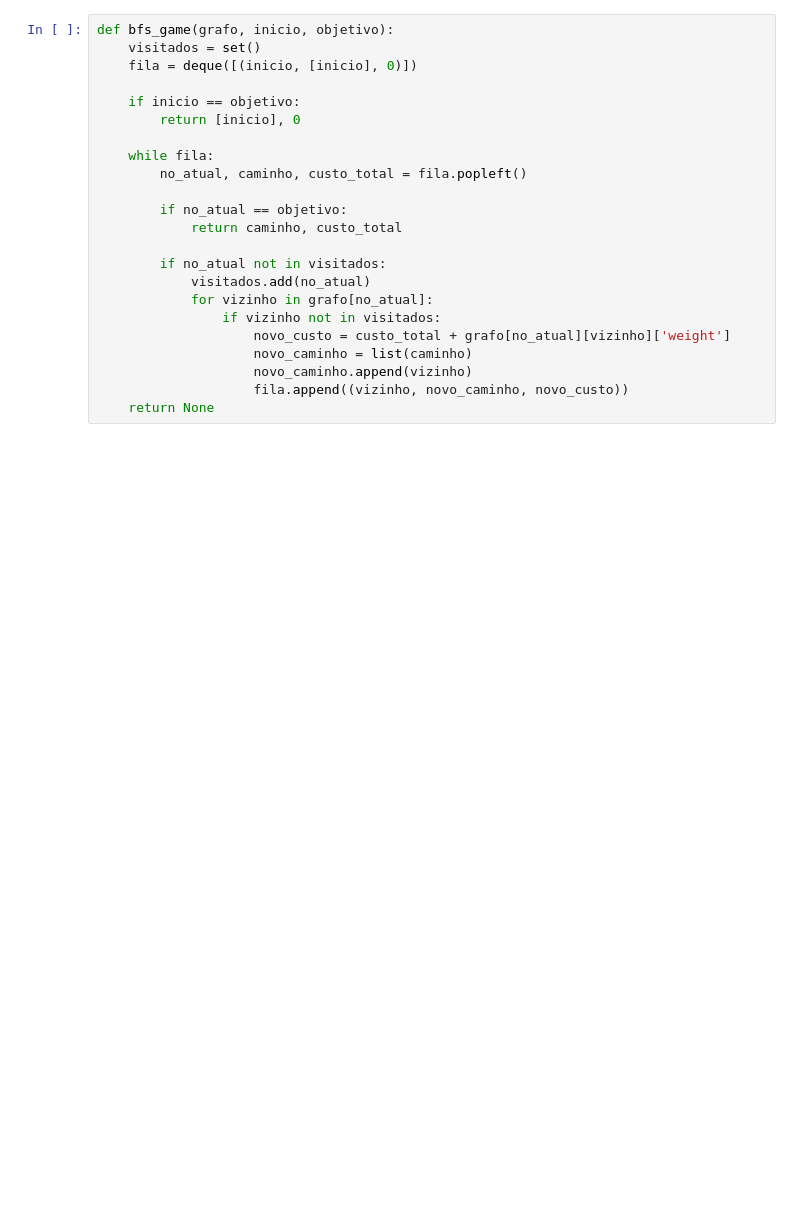
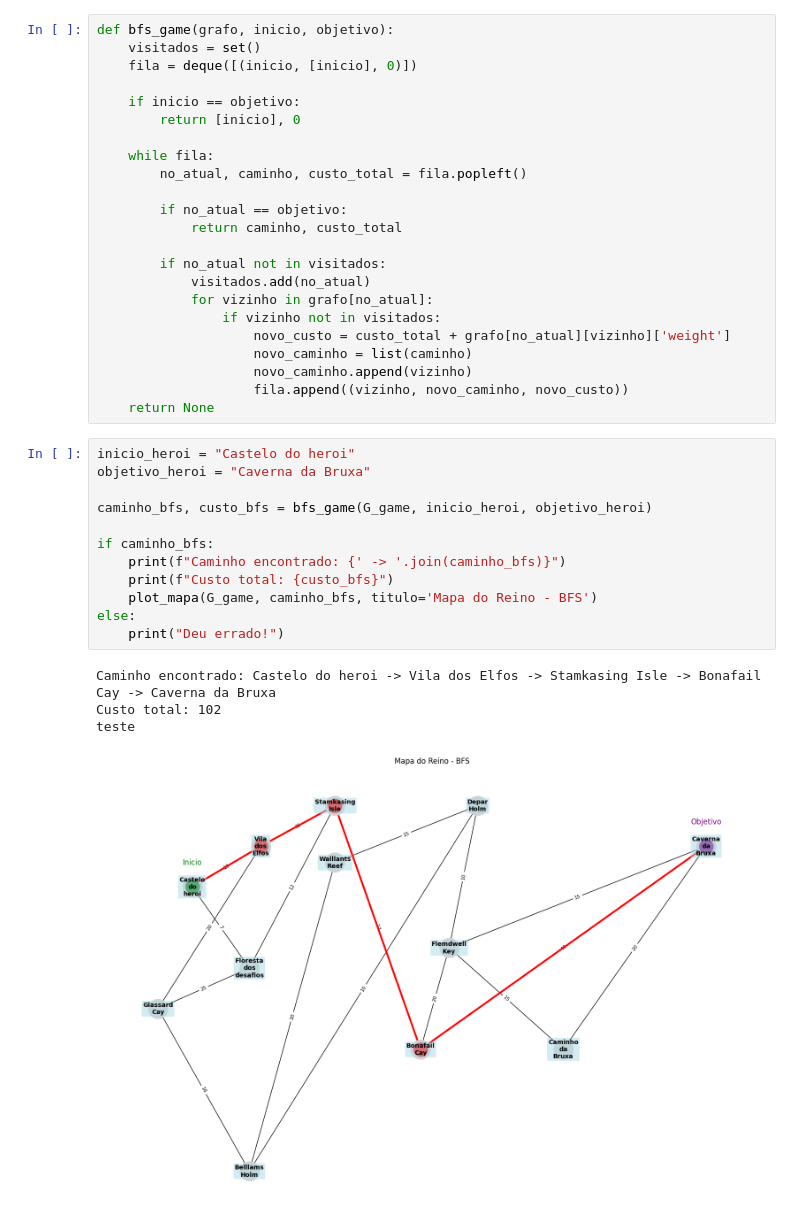
Before and after one commit to lusc451/Inteligencia-Artificial, a Jupyter notebook: Aula02/Aula02.ipynb, the cells around one changed output. Cells and saved outputs as stored; diff of their text form; blank space fills up the shorter version.

```diff
--- a/Aula02/Aula02.ipynb
+++ b/Aula02/Aula02.ipynb
@@ -121,3 +121,20 @@ def bfs_game(grafo, inicio, objetivo):
                     novo_caminho.append(vizinho)
                     fila.append((vizinho, novo_caminho, novo_custo))
     return None
+# %%
+inicio_heroi = "Castelo do heroi"
+objetivo_heroi = "Caverna da Bruxa"
+
+caminho_bfs, custo_bfs = bfs_game(G_game, inicio_heroi, objetivo_heroi)
+
+if caminho_bfs:
+    print(f"Caminho encontrado: {' -> '.join(caminho_bfs)}")
+    print(f"Custo total: {custo_bfs}")
+    plot_mapa(G_game, caminho_bfs, titulo='Mapa do Reino - BFS')
+else:
+    print("Deu errado!")
+# %% [output]
+Caminho encontrado: Castelo do heroi -> Vila dos Elfos -> Stamkasing Isle -> Bonafail Cay -> Caverna da Bruxa
+Custo total: 102
+teste
+[figure, added]
```
